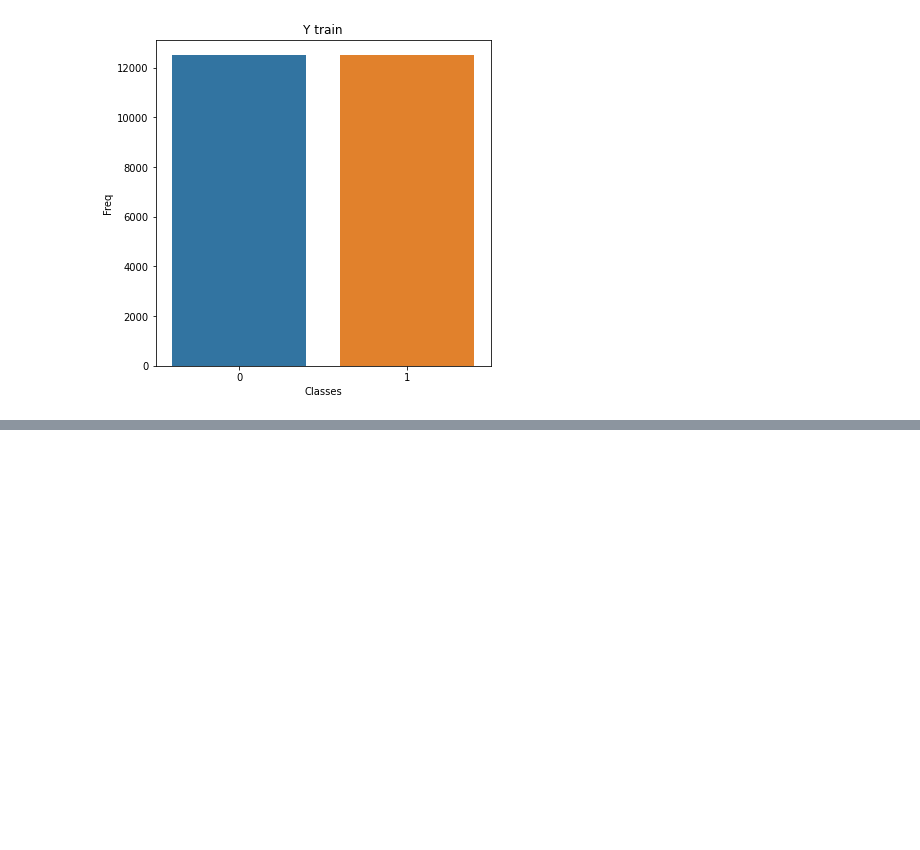
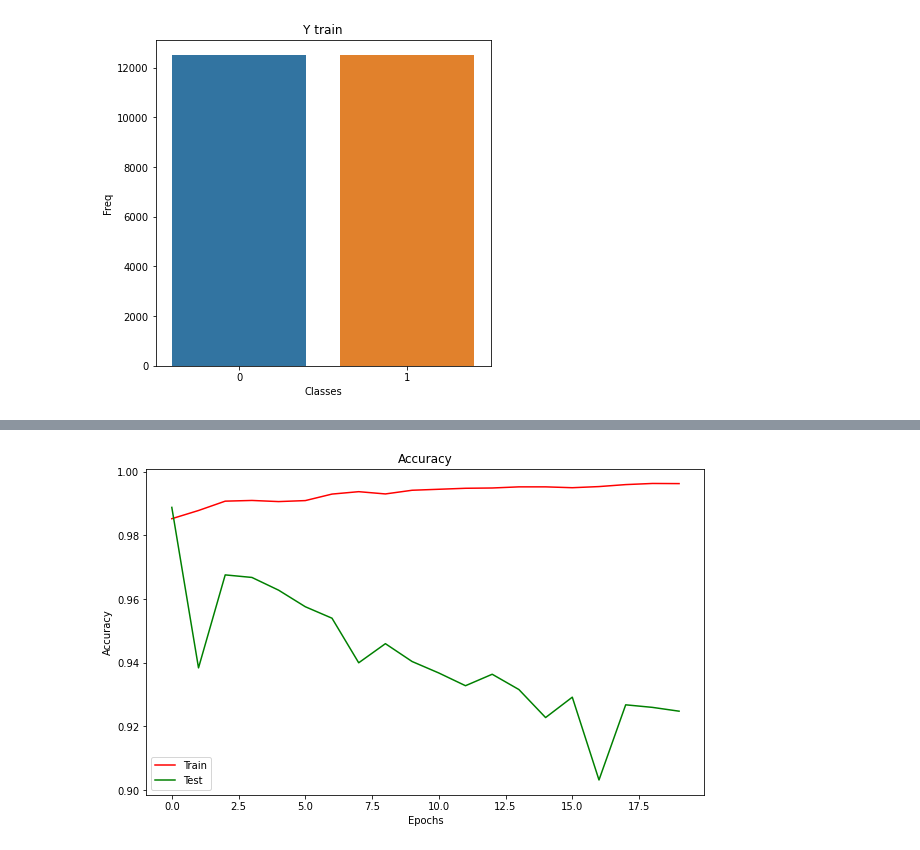
Before and after one commit to garfield-gray/NeuralNetwork, a Jupyter notebook: RNN.ipynb, the cells around one changed output, grey strips where cells are left out. Drawn from its saved outputs; the diff is of its cells as text; code cells hidden in the pictures; blank space fills up the shorter version.

```diff
--- a/RNN.ipynb
+++ b/RNN.ipynb
@@ -161,3 +165,11 @@ from keras.models import Sequential
 from keras.layers.embeddings import Embedding
 from keras.layers import SimpleRNN,Dense, Activation
 from keras.preprocessing.sequence import pad_sequences
+# %%
+X_train = pad_sequences(X_train, maxlen = 130)
+X_test = pad_sequences(X_test, maxlen = 130)
+
+print(X_train[5])
+
+for i in X_train[0:10]:
+    print(len(i))
@@ -193,6 +251,6 @@ None
 X_train = pad_sequences(X_train, maxlen = 130)
 X_test = pad_sequences(X_test, maxlen = 130)
 # %%
-history = rnn.fit(X_train, Y_train, validation_data = (X_test, Y_test),epochs = 20, batch_size = 128, verbose = 1)
+history = rnn.fit(X_train, Y_train, validation_split=0.1,epochs = 20, batch_size = 128, verbose = 1)
 # %% [output]
 Epoch 1/20
@@ -199,0 +279,11 @@ ValueError: ignored
+# %%
+plt.figure(figsize=(10,6))
+plt.plot(history.history["accuracy"], label = "Train", color = 'r')
+plt.plot(history.history["val_accuracy"], label = "Test", color = 'g')
+plt.title("Accuracy")
+plt.ylabel("Accuracy")
+plt.xlabel("Epochs")
+plt.legend()
+plt.show()
+# %% [output]
+[figure, added]
```
Also changed, not shown: parts of 13 cells of this notebook.
